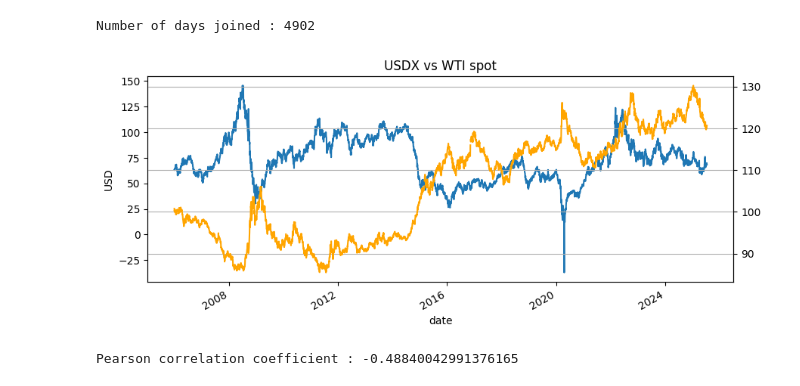
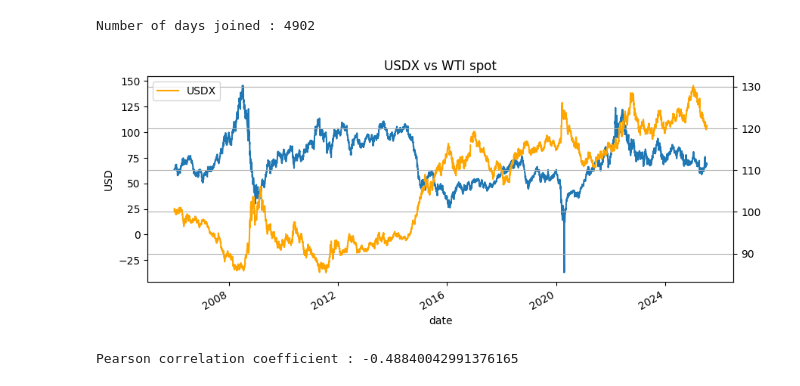
Before and after one commit to chataignault/irbackend, a Jupyter notebook: notebooks/WTI_DXY_correlation.ipynb, the cells around one changed output. Cells and saved outputs as stored; diff of their text form; code cells hidden in the pictures.

```diff
--- a/notebooks/WTI_DXY_correlation.ipynb
+++ b/notebooks/WTI_DXY_correlation.ipynb
@@ -200,13 +199,13 @@ Number of days joined : 4902
 # %%
 df_p = df.collect().to_pandas().set_index("date")
 
 _, ax = plt.subplots(figsize=(10, 4))
 ax_twin = ax.twinx()
 df_p["WTI spot"].plot(ax=ax, ylabel="USD")
-df_p["USDX"].plot(ax=ax_twin, c="orange", grid=True)
+df_p["USDX"].plot(ax=ax_twin, c="orange", grid=True, legend=True)
 _ = ax.set_title("USDX vs WTI spot")
 # %% [output]
-[figure, old version]
+[figure, new version]
 # %%
 print(
     f"Pearson correlation coefficient : {
```
Also changed, not shown: parts of 21 cells of this notebook.
